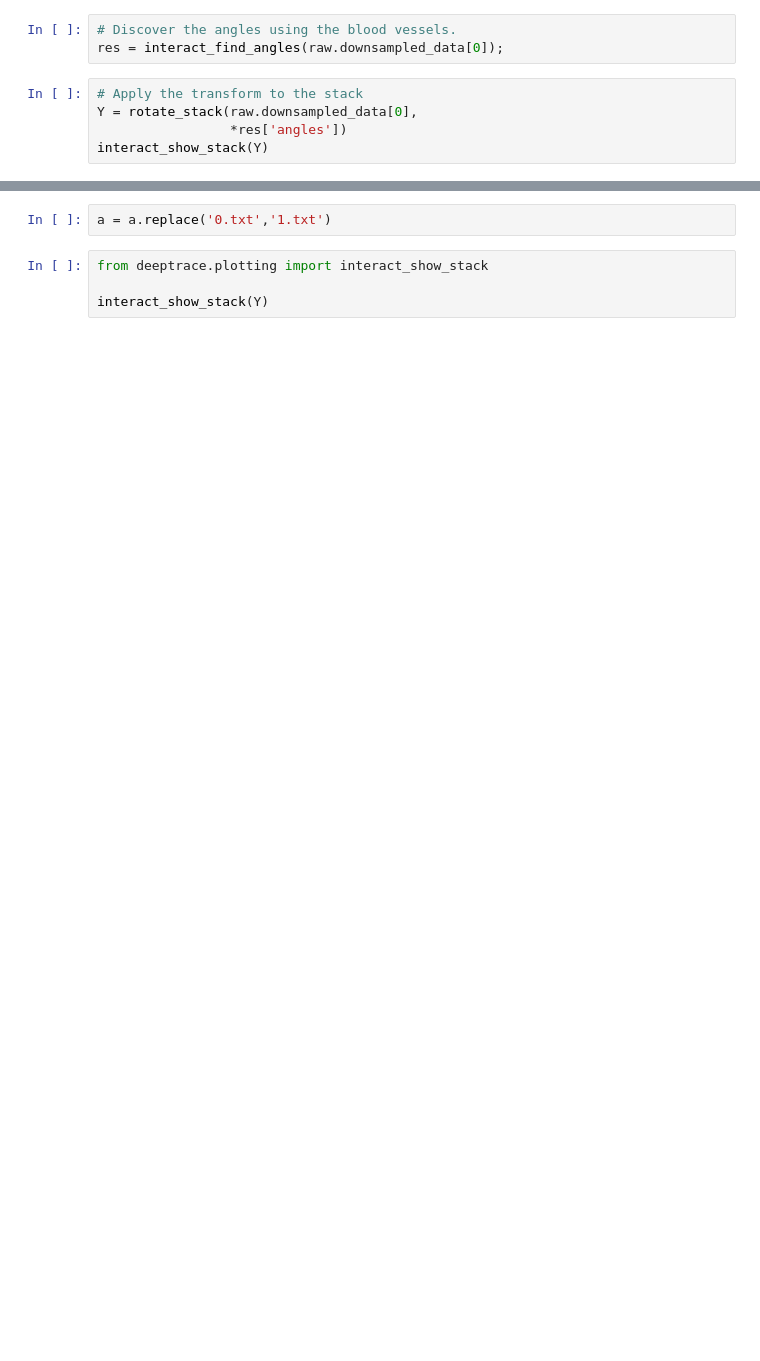
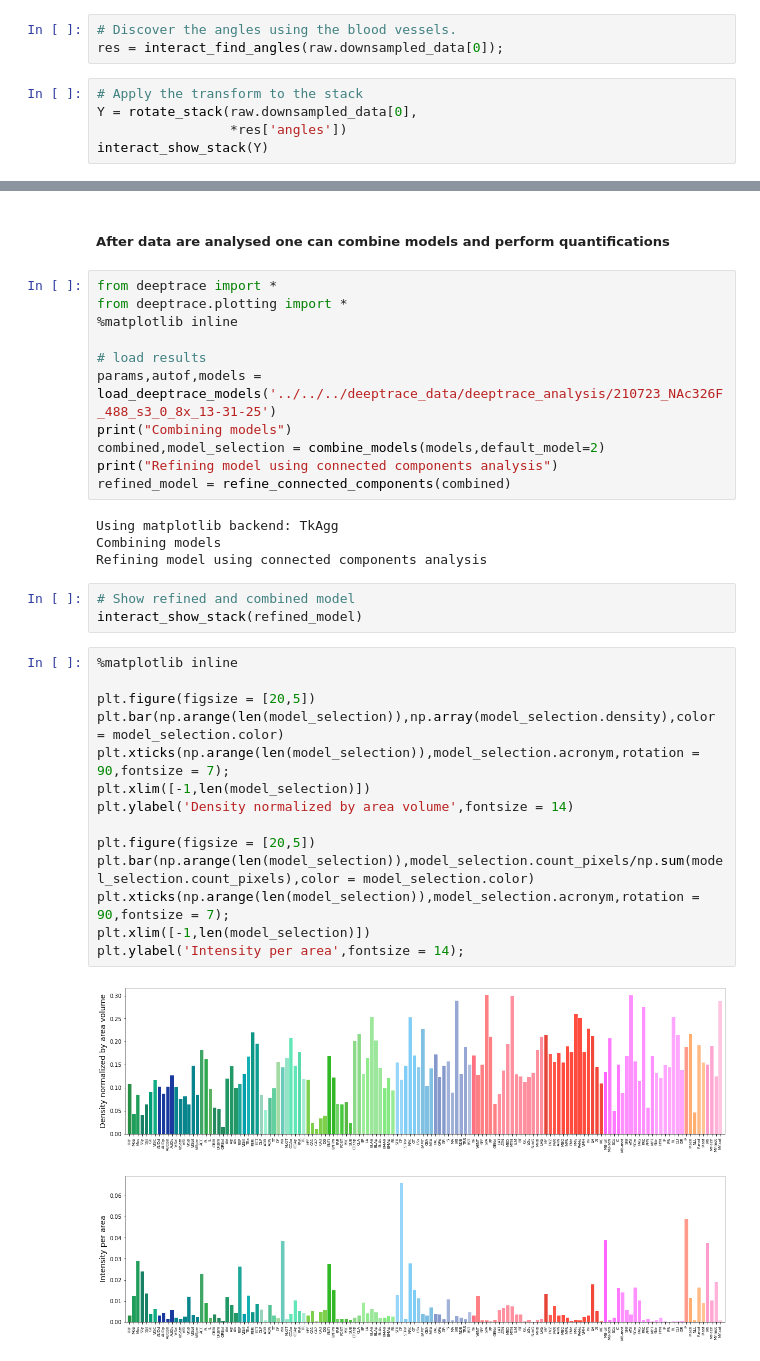
Before and after one commit to jcouto/DeepTraCE, a Jupyter notebook: notebooks/tutorial_whole_brain_rotation.ipynb, the cells around one changed output, grey strips where cells are left out. Cells and saved outputs as stored; diff of their text form; blank space fills up the shorter version.

Commit message:
Working cell counting.

```diff
--- a/notebooks/tutorial_whole_brain_rotation.ipynb
+++ b/notebooks/tutorial_whole_brain_rotation.ipynb
@@ -128,6 +30,37 @@ elastix_apply_transform(Y,a,pbar = pbar)
-# %%
-a = a.replace('0.txt','1.txt')
-# %%
-from deeptrace.plotting import interact_show_stack
-
-interact_show_stack(Y)
+# %% [markdown]
+##### After data are analysed one can combine models and perform quantifications
+# %%
+from deeptrace import *
+from deeptrace.plotting import *
+%matplotlib inline
+
+# load results
+params,autof,models = load_deeptrace_models('../../../deeptrace_data/deeptrace_analysis/210723_NAc326F_488_s3_0_8x_13-31-25')
+print("Combining models")
+combined,model_selection = combine_models(models,default_model=2)
+print("Refining model using connected components analysis")
+refined_model = refine_connected_components(combined)
+# %% [output]
+Using matplotlib backend: TkAgg
+Combining models
+Refining model using connected components analysis
+# %%
+# Show refined and combined model
+interact_show_stack(refined_model)
+# %%
+%matplotlib inline
+
+plt.figure(figsize = [20,5])
+plt.bar(np.arange(len(model_selection)),np.array(model_selection.density),color = model_selection.color)
+plt.xticks(np.arange(len(model_selection)),model_selection.acronym,rotation = 90,fontsize = 7);
+plt.xlim([-1,len(model_selection)])
+plt.ylabel('Density normalized by area volume',fontsize = 14)
+
+plt.figure(figsize = [20,5])
+plt.bar(np.arange(len(model_selection)),model_selection.count_pixels/np.sum(model_selection.count_pixels),color = model_selection.color)
+plt.xticks(np.arange(len(model_selection)),model_selection.acronym,rotation = 90,fontsize = 7);
+plt.xlim([-1,len(model_selection)])
+plt.ylabel('Intensity per area',fontsize = 14);
+# %% [output]
+[figure, added]
+[figure, added]
```
Also changed, not shown: parts of 11 cells of this notebook, 2 other files.
